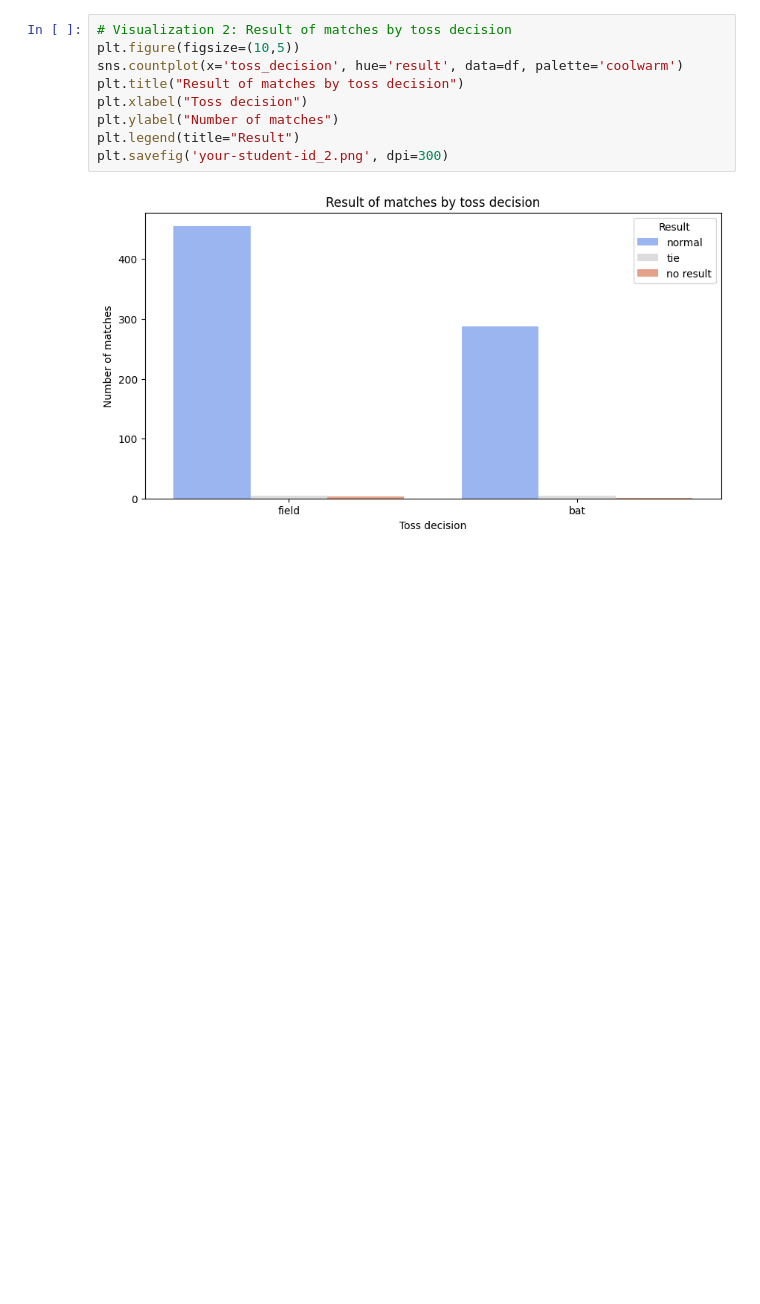
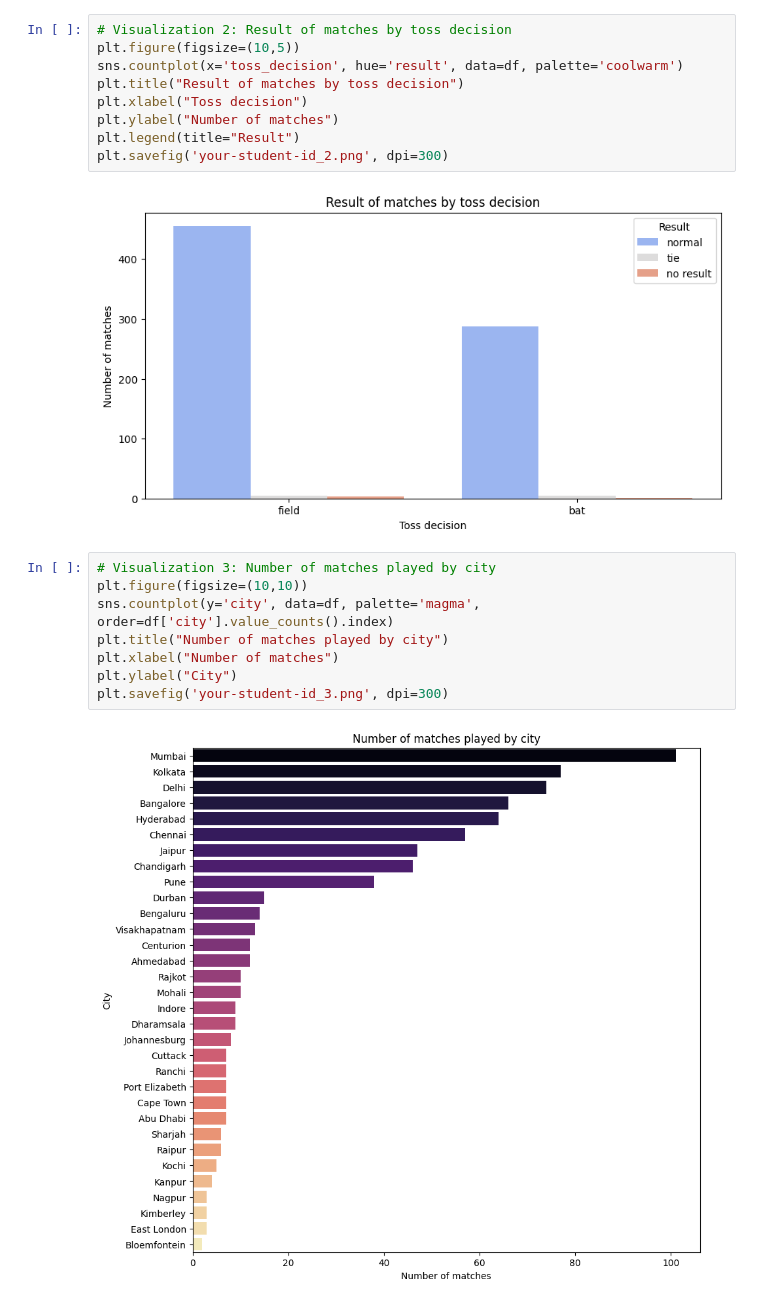
Before and after one commit to puneethegde72/Dashboard-and-infographic-creation, a Jupyter notebook: Infographics and dashbord Project.ipynb, the cells around one changed output. Drawn from its saved outputs; the diff is of its cells as text; blank space fills up the shorter version.

```diff
--- a/Infographics and dashbord Project.ipynb
+++ b/Infographics and dashbord Project.ipynb
@@ -39,3 +39,13 @@ plt.legend(title="Result")
 plt.savefig('your-student-id_2.png', dpi=300)
 # %% [output]
 [figure]
+# %%
+# Visualization 3: Number of matches played by city
+plt.figure(figsize=(10,10))
+sns.countplot(y='city', data=df, palette='magma', order=df['city'].value_counts().index)
+plt.title("Number of matches played by city")
+plt.xlabel("Number of matches")
+plt.ylabel("City")
+plt.savefig('your-student-id_3.png', dpi=300)
+# %% [output]
+[figure, added]
```
Also changed, not shown: parts of 1 cell of this notebook.
